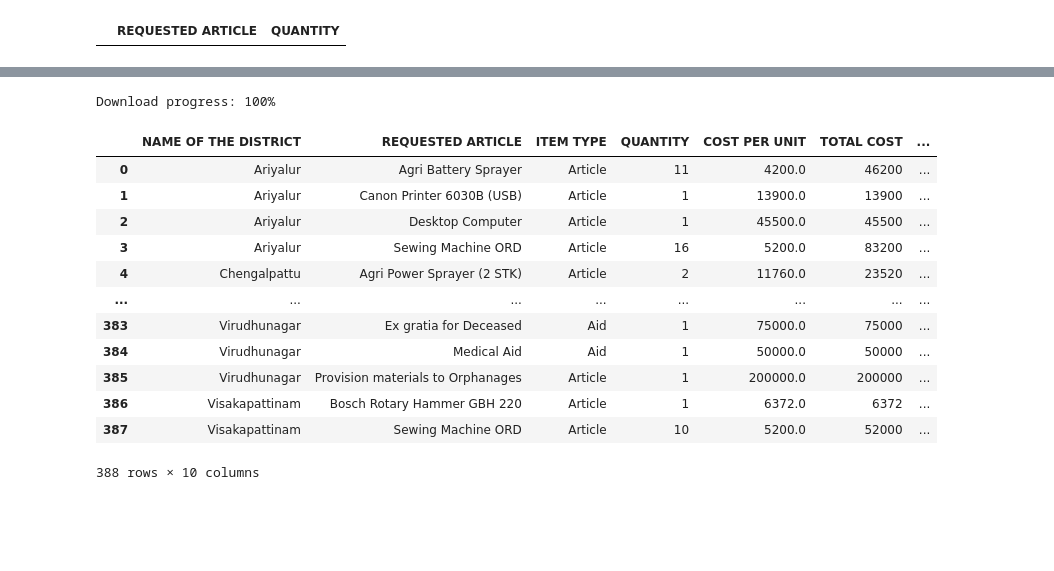
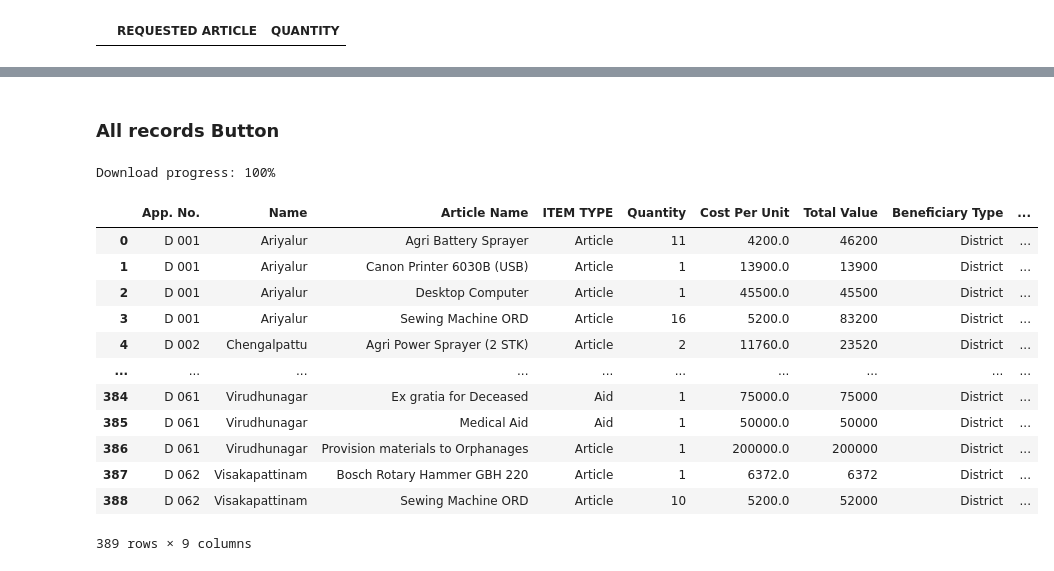
Before and after one commit to ash-sha/MNP25, a Jupyter notebook: codes/frontend.ipynb, the cells around one changed output, grey strips where cells are left out. Cells and saved outputs as stored; diff of their text form; code cells hidden in the pictures; blank space fills up the shorter version.

Commit message:
added all records

```diff
--- a/codes/frontend.ipynb
+++ b/codes/frontend.ipynb
@@ -358,18 +342,28 @@ np.int64(13491)
+# %% [markdown]
+### All records Button
 # %%
 district_df = read_file(master_data_id)
-district_df
+district_df["App. No."]=""
+cnt = 1
+for names in district_df["NAME OF THE DISTRICT"].unique():
+    district_df.loc[district_df["NAME OF THE DISTRICT"] == names, "App. No."] = "D " + str(f"{cnt:03}")
+    cnt += 1
+
+df1 = district_df[["App. No.","NAME OF THE DISTRICT","REQUESTED ARTICLE","ITEM TYPE","QUANTITY","COST PER UNIT","TOTAL COST","Beneficiary Type","COMMENTS"]]
+df1 = df1.rename(columns={"NAME OF THE DISTRICT":"Name","REQUESTED ARTICLE":"Article Name","COST PER UNIT":"Cost Per Unit","QUANTITY":"Quantity","TOTAL COST":"Total Value","COMMENTS":"Comments"})
+df1
 # %% [output]
 Download progress: 100%
-|  | NAME OF THE DISTRICT | REQUESTED ARTICLE | ITEM TYPE | QUANTITY | COST PER UNIT | TOTAL COST | ... |
-| 0 | Ariyalur | Agri Battery Sprayer | Article | 11 | 4200.0 | 46200 | ... |
-| 1 | Ariyalur | Canon Printer 6030B (USB) | Article | 1 | 13900.0 | 13900 | ... |
-| 2 | Ariyalur | Desktop Computer | Article | 1 | 45500.0 | 45500 | ... |
-| 3 | Ariyalur | Sewing Machine ORD | Article | 16 | 5200.0 | 83200 | ... |
-| 4 | Chengalpattu | Agri Power Sprayer (2 STK) | Article | 2 | 11760.0 | 23520 | ... |
-| ... | ... | ... | ... | ... | ... | ... | ... |
-| 383 | Virudhunagar | Ex gratia for Deceased | Aid | 1 | 75000.0 | 75000 | ... |
-| 384 | Virudhunagar | Medical Aid | Aid | 1 | 50000.0 | 50000 | ... |
-| 385 | Virudhunagar | Provision materials to Orphanages | Article | 1 | 200000.0 | 200000 | ... |
-| 386 | Visakapattinam | Bosch Rotary Hammer GBH 220 | Article | 1 | 6372.0 | 6372 | ... |
-| 387 | Visakapattinam | Sewing Machine ORD | Article | 10 | 5200.0 | 52000 | ... |
+|  | App. No. | Name | Article Name | ITEM TYPE | Quantity | Cost Per Unit | Total Value | Beneficiary Type | ... |
+| 0 | D 001 | Ariyalur | Agri Battery Sprayer | Article | 11 | 4200.0 | 46200 | District | ... |
+| 1 | D 001 | Ariyalur | Canon Printer 6030B (USB) | Article | 1 | 13900.0 | 13900 | District | ... |
+| 2 | D 001 | Ariyalur | Desktop Computer | Article | 1 | 45500.0 | 45500 | District | ... |
+| 3 | D 001 | Ariyalur | Sewing Machine ORD | Article | 16 | 5200.0 | 83200 | District | ... |
+| 4 | D 002 | Chengalpattu | Agri Power Sprayer (2 STK) | Article | 2 | 11760.0 | 23520 | District | ... |
+| ... | ... | ... | ... | ... | ... | ... | ... | ... | ... |
+| 384 | D 061 | Virudhunagar | Ex gratia for Deceased | Aid | 1 | 75000.0 | 75000 | District | ... |
+| 385 | D 061 | Virudhunagar | Medical Aid | Aid | 1 | 50000.0 | 50000 | District | ... |
+| 386 | D 061 | Virudhunagar | Provision materials to Orphanages | Article | 1 | 200000.0 | 200000 | District | ... |
+| 387 | D 062 | Visakapattinam | Bosch Rotary Hammer GBH 220 | Article | 1 | 6372.0 | 6372 | District | ... |
+| 388 | D 062 | Visakapattinam | Sewing Machine ORD | Article | 10 | 5200.0 | 52000 | District | ... |
-388 rows × 10 columns
+389 rows × 9 columns
```
Also changed, not shown: parts of 17 cells of this notebook, 1 other file.
